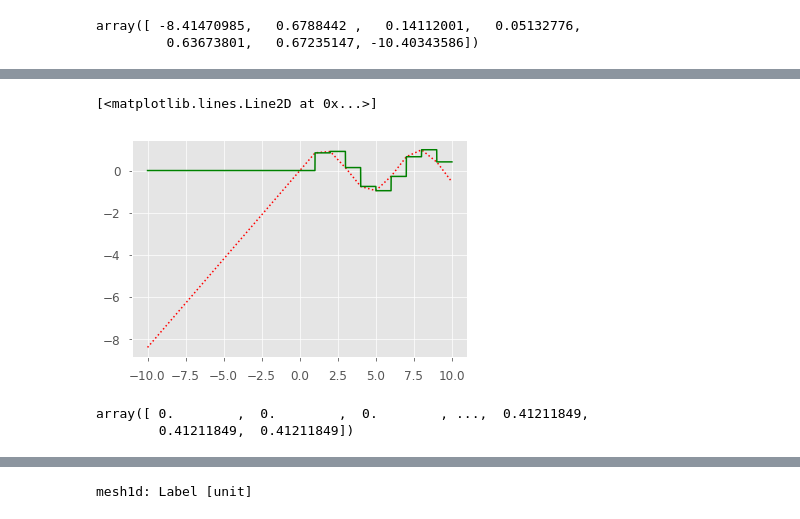
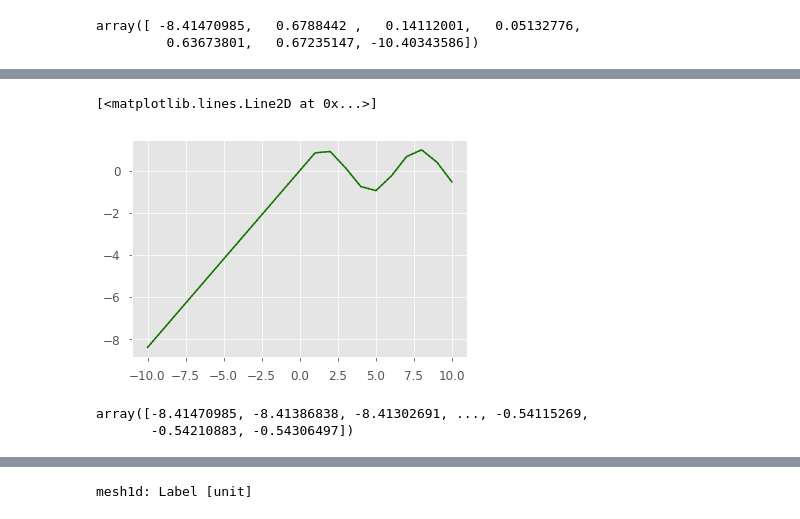
Before and after one commit to e-roux/lerp, a Jupyter notebook: docs/_src/lerp.ipynb, the cells around one changed output, grey strips where cells are left out. Saved outputs shown, nothing was run; the diff lists cells and outputs as text; code cells hidden in the pictures.

```diff
--- a/docs/_src/lerp.ipynb
+++ b/docs/_src/lerp.ipynb
@@ -314,16 +298,16 @@ mesh2d
 # %%
 #plt.plot(test.X, test.Y, c="b")
 newX = np.arange(-10, 10, 0.001)
 plt.plot(newX, test(newX), ":r")
-plt.plot(newX, test.step(newX), "-g")
+plt.plot(newX, test.steps(newX), "-g")
 # %% [output]
 [<matplotlib.lines.Line2D at 0x...>]
-[figure, old version]
+[figure, new version]
 # %%
-test.step(newX)
+test.steps(newX)
 # %% [output]
-array([ 0.        ,  0.        ,  0.        , ...,  0.41211849,
-        0.41211849,  0.41211849])
+array([-8.41470985, -8.41386838, -8.41302691, ..., -0.54115269,
+       -0.54210883, -0.54306497])
 # %%
 import random
 from numba import jit
```
Also changed, not shown: parts of 21 cells of this notebook, 2 other files.
